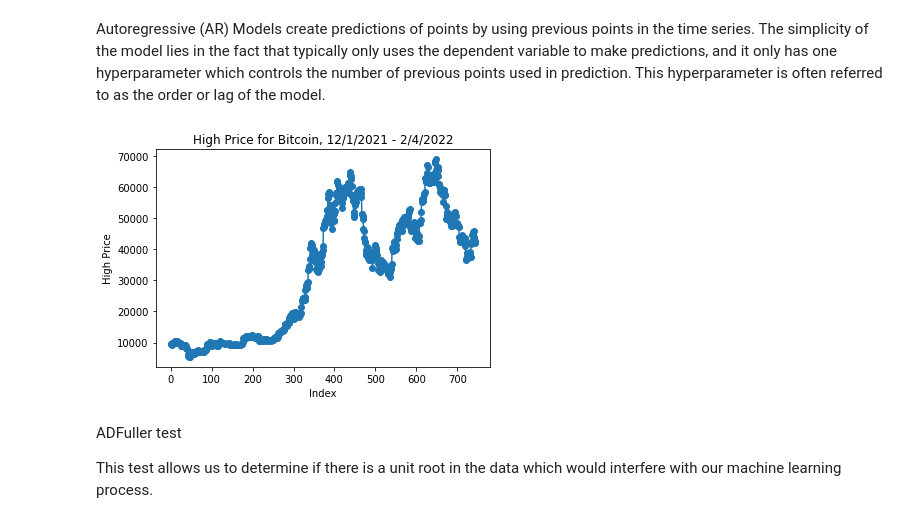
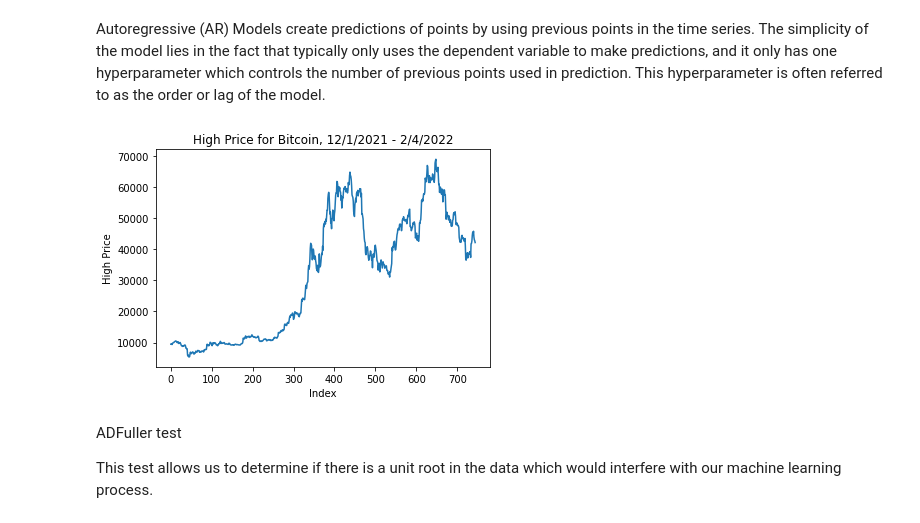
Before and after one commit to buxto/capstone-project, a Jupyter notebook: code/capstone-ml-crypto.ipynb, the cells around one changed output. Saved outputs shown, nothing was run; the diff lists cells and outputs as text; code cells hidden in the pictures.

```diff
--- a/code/capstone-ml-crypto.ipynb
+++ b/code/capstone-ml-crypto.ipynb
@@ -31,14 +47,14 @@ Autoregressive (AR) Models create predictions of points by using previous points
 # %%
 m_df = btc_df.drop(columns=['Date', 'Open', 'Close', 'Low', 'Volume', 'Market Cap'])
 # %%
-plt.plot(m_df['High'], marker='o')
+plt.plot(m_df['High'])
 
 plt.ylabel('High Price')
 plt.xlabel('Index')
 plt.title('High Price for Bitcoin, 12/1/2021 - 2/4/2022')
 plt.show()
 # %% [output]
-[figure, old version]
+[figure, new version]
 # %% [markdown]
 ADFuller test
 
```
Also changed, not shown: parts of 3 cells of this notebook.
